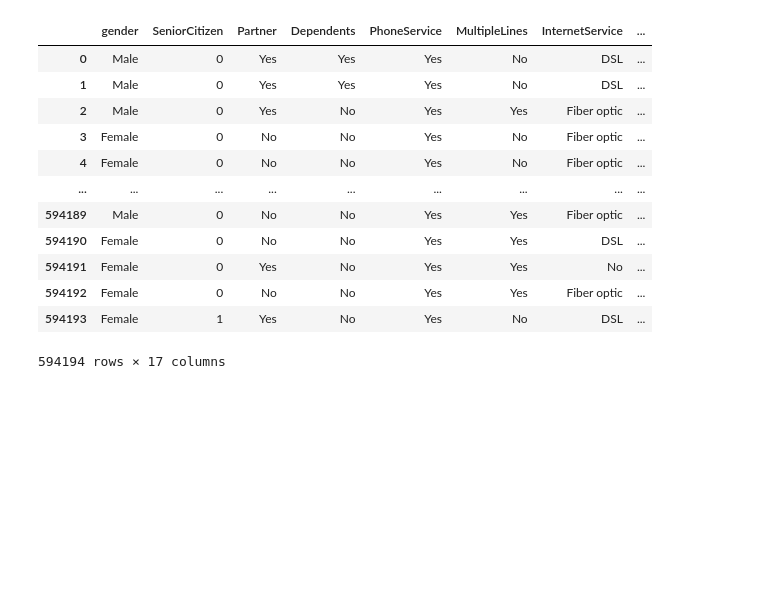
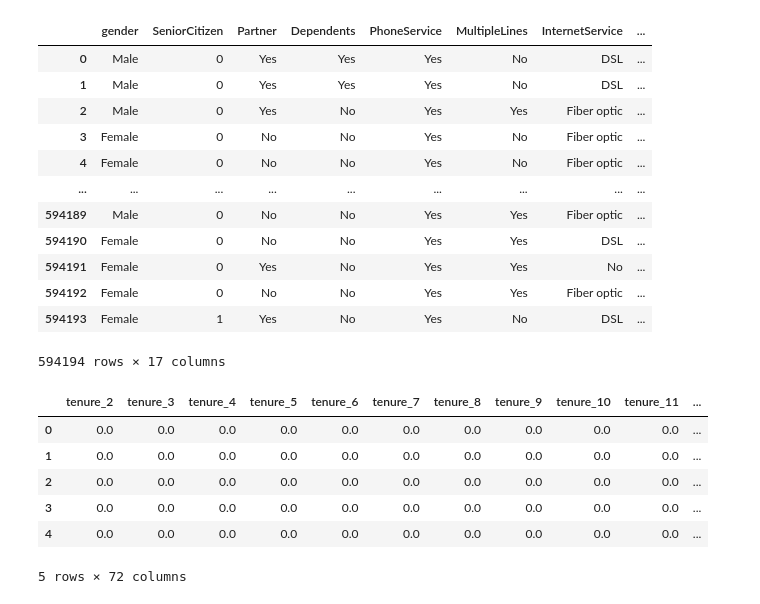
Before and after one commit to Peeyush4/Kaggle-Data-Science-Practice, a Jupyter notebook: Mar2026/data_analysis.ipynb, the cells around one changed output. Drawn from its saved outputs; the diff is of its cells as text; code cells hidden in the pictures; blank space fills up the shorter version.

```diff
--- a/Mar2026/data_analysis.ipynb
+++ b/Mar2026/data_analysis.ipynb
@@ -307,3 +311,17 @@ data[categorical_cols + confusion_cols]
 | 594192 | Female | 0 | No | No | Yes | Yes | Fiber optic | ... |
 | 594193 | Female | 1 | Yes | No | Yes | No | DSL | ... |
 594194 rows × 17 columns
+# %%
+tenure_cat = OneHotEncoder(drop='first', sparse_output=False)
+tenure_cat_data = tenure_cat.fit_transform(data[confusion_cols])
+tenure_cat_df = pd.DataFrame(tenure_cat_data, columns=tenure_cat.get_feature_names_out(confusion_cols))
+tenure_cat_df = pd.concat([tenure_cat_df, data["target"]], axis=1)
+tenure_cat_df.head()
+# %% [output]
+|  | tenure_2 | tenure_3 | tenure_4 | tenure_5 | tenure_6 | tenure_7 | tenure_8 | tenure_9 | tenure_10 | tenure_11 | ... |
+| 0 | 0.0 | 0.0 | 0.0 | 0.0 | 0.0 | 0.0 | 0.0 | 0.0 | 0.0 | 0.0 | ... |
+| 1 | 0.0 | 0.0 | 0.0 | 0.0 | 0.0 | 0.0 | 0.0 | 0.0 | 0.0 | 0.0 | ... |
+| 2 | 0.0 | 0.0 | 0.0 | 0.0 | 0.0 | 0.0 | 0.0 | 0.0 | 0.0 | 0.0 | ... |
+| 3 | 0.0 | 0.0 | 0.0 | 0.0 | 0.0 | 0.0 | 0.0 | 0.0 | 0.0 | 0.0 | ... |
+| 4 | 0.0 | 0.0 | 0.0 | 0.0 | 0.0 | 0.0 | 0.0 | 0.0 | 0.0 | 0.0 | ... |
+5 rows × 72 columns
```
Also changed, not shown: parts of 10 cells of this notebook.
